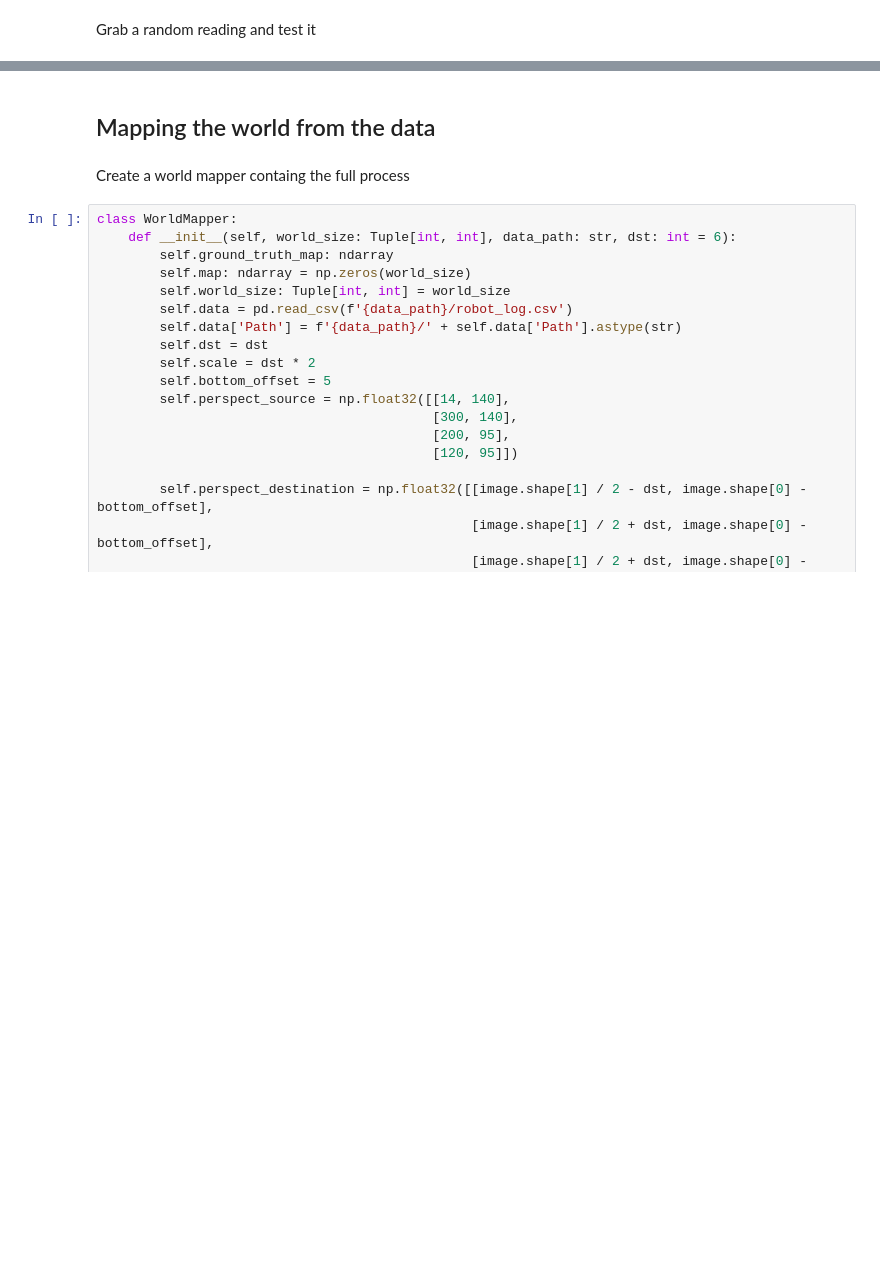
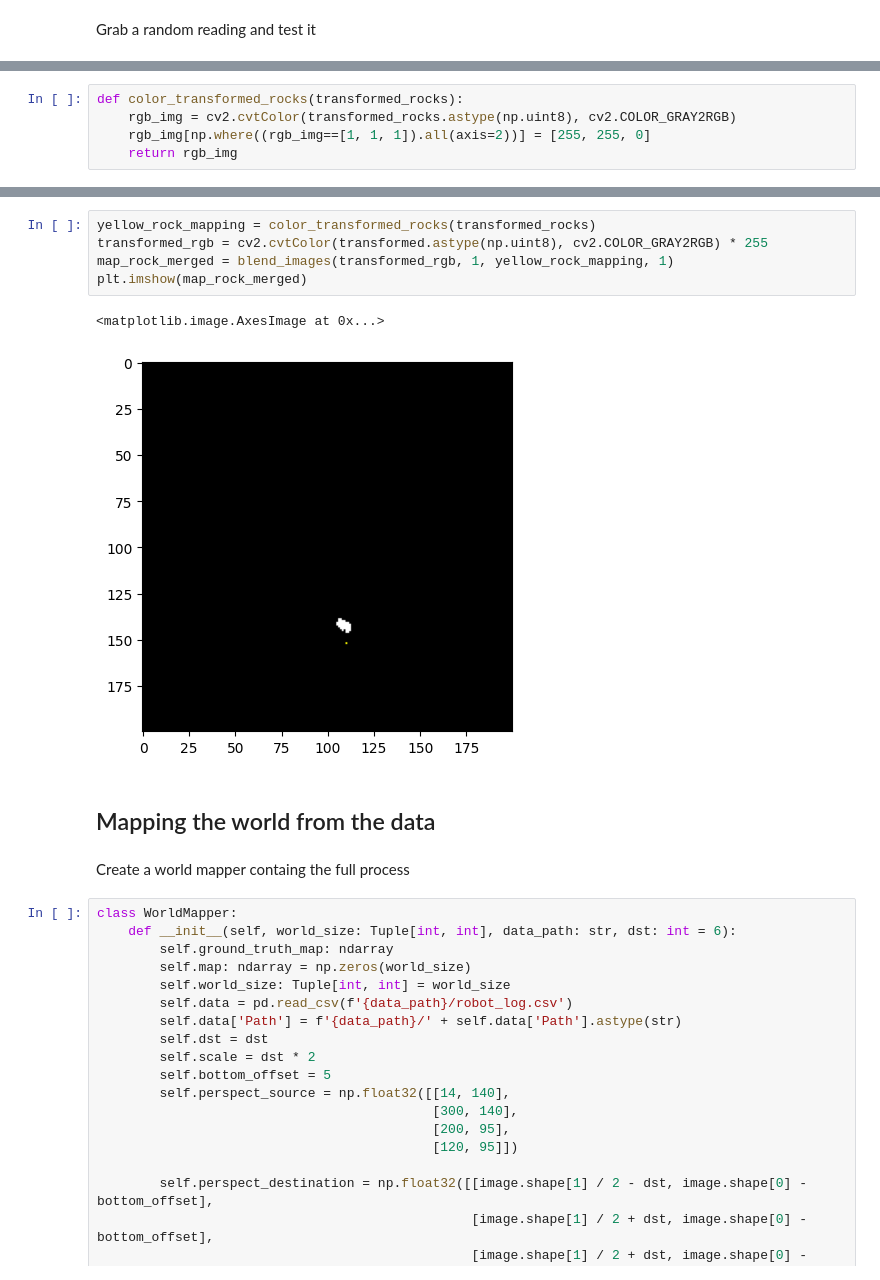
Before and after one commit to Ali-Elganzory/Rover, a Jupyter notebook: main.ipynb, the cells around one changed output, grey strips where cells are left out. Saved outputs shown, nothing was run; the diff lists cells and outputs as text; blank space fills up the shorter version.

```diff
--- a/main.ipynb
+++ b/main.ipynb
@@ -343,0 +351,5 @@ _ = plt.arrow(0, 0, x_arrow, y_arrow, color='red', zorder=2, head_width=10, widt
+# %%
+def color_transformed_rocks(transformed_rocks):
+    rgb_img = cv2.cvtColor(transformed_rocks.astype(np.uint8), cv2.COLOR_GRAY2RGB)
+    rgb_img[np.where((rgb_img==[1, 1, 1]).all(axis=2))] = [255, 255, 0]
+    return rgb_img
@@ -344,3 +387,11 @@ _ = plt.arrow(0, 0, x_arrow, y_arrow, color='red', zorder=2, head_width=10, widt
+# %%
+yellow_rock_mapping = color_transformed_rocks(transformed_rocks)
+transformed_rgb = cv2.cvtColor(transformed.astype(np.uint8), cv2.COLOR_GRAY2RGB) * 255
+map_rock_merged = blend_images(transformed_rgb, 1, yellow_rock_mapping, 1)
+plt.imshow(map_rock_merged)
+# %% [output]
+<matplotlib.image.AxesImage at 0x...>
+[figure, added]
 # %% [markdown]
 ## Mapping the world from the data
 # %% [markdown]
```
Also changed, not shown: parts of 7 cells of this notebook, 1 other file.
